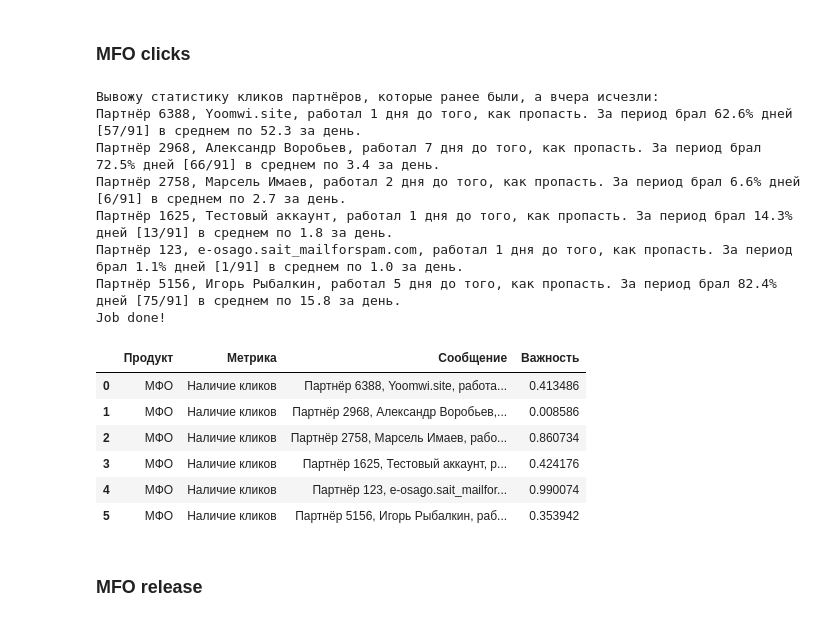
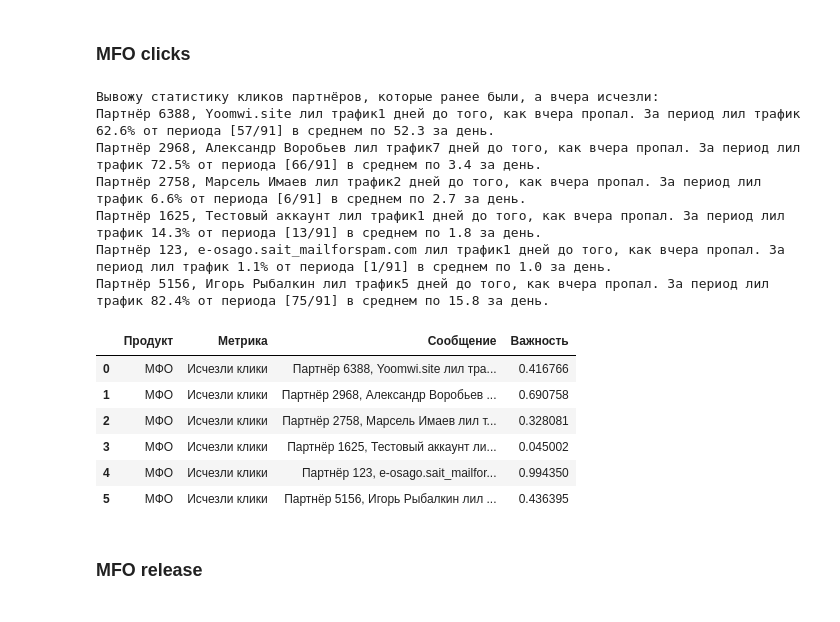
Before and after one commit to antisingle/s-alerts, a Jupyter notebook: alerts.ipynb, the cells around one changed output. Drawn from its saved outputs; the diff is of its cells as text; code cells hidden in the pictures.

```diff
--- a/alerts.ipynb
+++ b/alerts.ipynb
@@ -298,29 +238,27 @@ n_rows= 117
 def stat_of_days_buying_before_yesterday(df):
     n_rows = df.shape[0]
     n_cols = df.shape[1]
-    print('n_cols=', n_cols)
-    print('n_rows=', n_rows)
-#    df = df.T
+    #print('n_cols=', n_cols)
+    #print('n_rows=', n_rows)
     tmp = df > 0
     tmp['share_non_zero_days']     = tmp.iloc[:, :n_cols+1].mean(axis=1)
     tmp['number_of_non_zero_days'] = tmp.iloc[:, :n_cols+0].sum(axis=1)
     tmp['number_of_days']          = tmp.iloc[:, :n_cols-0].count(axis=1)
 
-    ttmp = tmp
-    ttmp['zero_days_stat'] = (
+    tmp['zero_days_stat'] = (
         '['
-        +ttmp['number_of_non_zero_days'].astype('str')
+        +tmp['number_of_non_zero_days'].astype('str')
         +'/'
-        +ttmp['number_of_days'].astype('str')
+        +tmp['number_of_days'].astype('str')
         +']'
     )
 
-    return ttmp[[
+    return tmp[[
         'share_non_zero_days',
     #    'number_of_days',
     #    'number_of_non_zero_days',
         'zero_days_stat'
     ]]
 
-stat_of_days_buying_before_yesterday(t)
+stat_of_days_buying_before_yesterday(mfo_clicks_by_partners_df)
 # %% [output]
@@ -424,5 +342,5 @@ def make_data_table(t):
 # %% [markdown]
 **Загрузка данных о кликах.**
 # %%
-tt = make_data_table(t)
-tt.head()
+mfo_clicks_by_partners_data_df = make_data_table(mfo_clicks_by_partners_df)
+mfo_clicks_by_partners_data_df.head()
@@ -434,62 +371,61 @@ tt.head()
 ### MFO clicks
 # %%
 print('Вывожу статистику кликов партнёров, которые ранее были, а вчера исчезли:')
-mfo_clicks_alerts_df = tt.query('is_zero_yesterday == True & zero_days_before_yesterday == 0')
+mfo_clicks_disappeared_alerts_df = mfo_clicks_by_partners_data_df.query('is_zero_yesterday == True & zero_days_before_yesterday == 0')
 
-mfo_clicks_alerts = pd.DataFrame()
+tt=mfo_clicks_by_partners_data_df
 
-for r in mfo_clicks_alerts_df.index:
+mfo_clicks_disappeared_alerts_out = pd.DataFrame()
+
+for r in mfo_clicks_disappeared_alerts_df.index:
 
     tmp = pd.DataFrame()
 
     days_buying_before_yesterday = tt.loc[[r], 'days_buying_before_yesterday'][0]
     share_non_zero_days = tt.loc[[r], 'share_non_zero_days'][0]
     avg_by_nonzero_row = tt.loc[[r], 'avg_by_nonzero_row'][0]
     stat_of_days_buying_before_yesterday = tt.loc[[r], 'zero_days_stat'][0]
 
     alert_msg = (
         ''
         + 'Партнёр '
         + r
-        + ', работал '
+        + ' лил трафик'
         + str(int(days_buying_before_yesterday))
-        + ' дня до того, как пропасть. За период брал '
+        + ' дней до того, как вчера пропал. За период лил трафик '
         + str(round(share_non_zero_days * 100, 1))
-        + '% дней '
+        + '% от периода '
         + stat_of_days_buying_before_yesterday
         + ' в среднем по '
         + str(round(avg_by_nonzero_row, 1))
         + ' за день.'
     )
 
     tmp.loc[0, 'Продукт']   = 'МФО'
-    tmp.loc[0, 'Метрика']   = 'Наличие кликов'
+    tmp.loc[0, 'Метрика']   = 'Исчезли клики'
     tmp.loc[0, 'Сообщение'] = alert_msg
     tmp.loc[0, 'Важность']  = random()
 
-    mfo_clicks_alerts = pd.concat([mfo_clicks_alerts, tmp])
+    mfo_clicks_disappeared_alerts_out = pd.concat([mfo_clicks_disappeared_alerts_out, tmp])
 
     print(alert_msg)
 
-print('Job done!')
-
-mfo_clicks_alerts.reset_index(drop = True)
+mfo_clicks_disappeared_alerts_out.reset_index(drop = True)
 # %% [output]
 Вывожу статистику кликов партнёров, которые ранее были, а вчера исчезли:
-Партнёр 6388, Yoomwi.site, работал 1 дня до того, как пропасть. За период брал 62.6% дней [57/91] в среднем по 52.3 за день.
-Партнёр 2968, Александр Воробьев, работал 7 дня до того, как пропасть. За период брал 72.5% дней [66/91] в среднем по 3.4 за день.
-Партнёр 2758, Марсель Имаев, работал 2 дня до того, как пропасть. За период брал 6.6% дней [6/91] в среднем по 2.7 за день.
-Партнёр 1625, Тестовый аккаунт, работал 1 дня до того, как пропасть. За период брал 14.3% дней [13/91] в среднем по 1.8 за день.
-Партнёр 123, e-osago.sait_mailforspam.com, работал 1 дня до того, как пропасть. За период брал 1.1% дней [1/91] в среднем по 1.0 за день.
-Партнёр 5156, Игорь Рыбалкин, работал 5 дня до того, как пропасть. За период брал 82.4% дней [75/91] в среднем по 15.8 за день.
-Job done!
+Партнёр 6388, Yoomwi.site лил трафик1 дней до того, как вчера пропал. За период лил трафик 62.6% от периода [57/91] в среднем по 52.3 за день.
+Партнёр 2968, Александр Воробьев лил трафик7 дней до того, как вчера пропал. За период лил трафик 72.5% от периода [66/91] в среднем по 3.4 за день.
+Партнёр 2758, Марсель Имаев лил трафик2 дней до того, как вчера пропал. За период лил трафик 6.6% от периода [6/91] в среднем по 2.7 за день.
+Партнёр 1625, Тестовый аккаунт лил трафик1 дней до того, как вчера пропал. За период лил трафик 14.3% от периода [13/91] в среднем по 1.8 за день.
+Партнёр 123, e-osago.sait_mailforspam.com лил трафик1 дней до того, как вчера пропал. За период лил трафик 1.1% от периода [1/91] в среднем по 1.0 за день.
+Партнёр 5156, Игорь Рыбалкин лил трафик5 дней до того, как вчера пропал. За период лил трафик 82.4% от периода [75/91] в среднем по 15.8 за день.
 |  | Продукт | Метрика | Сообщение | Важность |
-| 0 | МФО | Наличие кликов | Партнёр 6388, Yoomwi.site, работа... | 0.413486 |
-| 1 | МФО | Наличие кликов | Партнёр 2968, Александр Воробьев,... | 0.008586 |
-| 2 | МФО | Наличие кликов | Партнёр 2758, Марсель Имаев, рабо... | 0.860734 |
-| 3 | МФО | Наличие кликов | Партнёр 1625, Тестовый аккаунт, р... | 0.424176 |
-| 4 | МФО | Наличие кликов | Партнёр 123, e-osago.sait_mailfor... | 0.990074 |
-| 5 | МФО | Наличие кликов | Партнёр 5156, Игорь Рыбалкин, раб... | 0.353942 |
+| 0 | МФО | Исчезли клики | Партнёр 6388, Yoomwi.site лил тра... | 0.416766 |
+| 1 | МФО | Исчезли клики | Партнёр 2968, Александр Воробьев ... | 0.690758 |
+| 2 | МФО | Исчезли клики | Партнёр 2758, Марсель Имаев лил т... | 0.328081 |
+| 3 | МФО | Исчезли клики | Партнёр 1625, Тестовый аккаунт ли... | 0.045002 |
+| 4 | МФО | Исчезли клики | Партнёр 123, e-osago.sait_mailfor... | 0.994350 |
+| 5 | МФО | Исчезли клики | Партнёр 5156, Игорь Рыбалкин лил ... | 0.436395 |
 # %% [markdown]
 ### MFO release
 # %%
```
Also changed, not shown: parts of 58 cells of this notebook.
